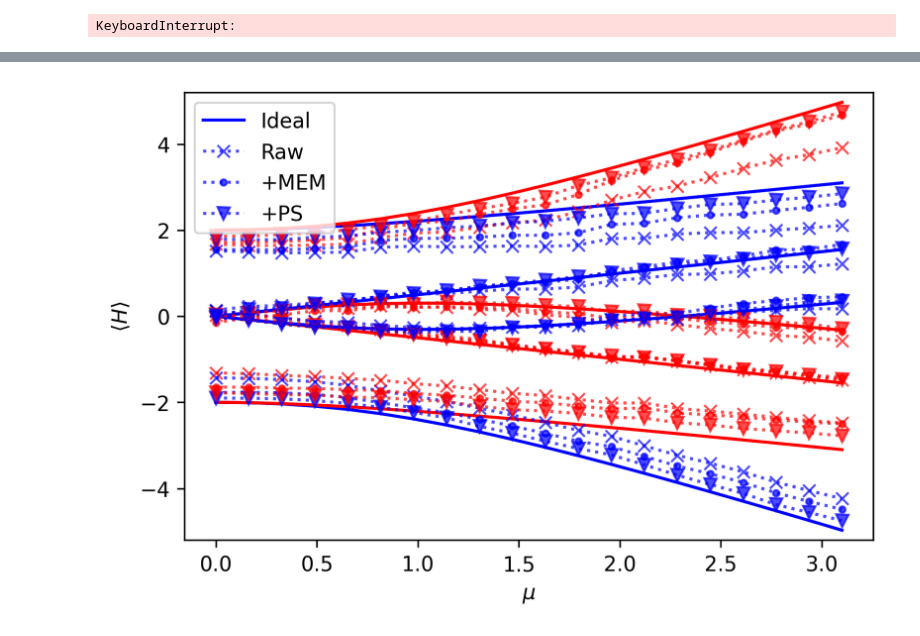
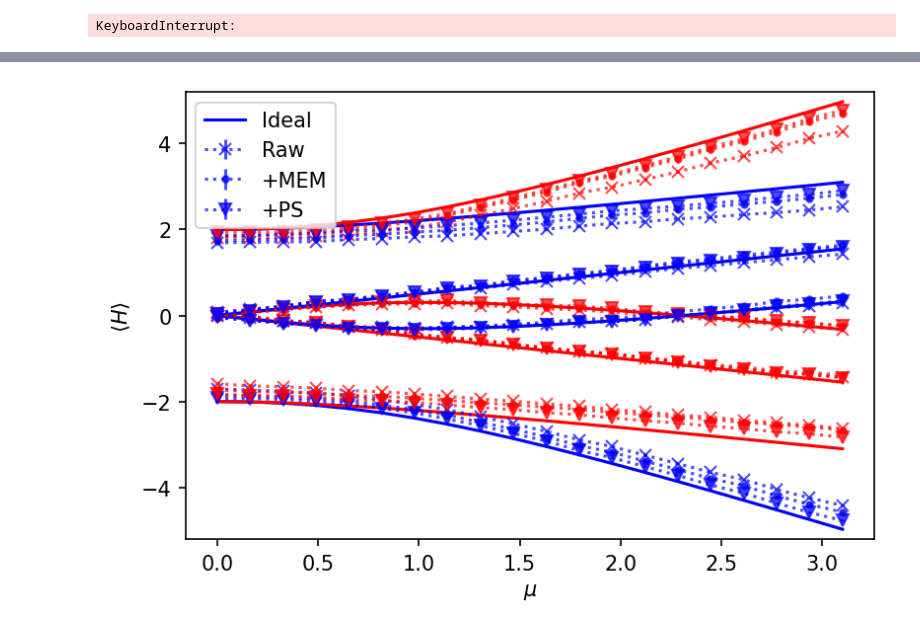
Before and after one commit to qiskit-community/qiskit-research, a Jupyter notebook: docs/mzm_generation/data-collection.ipynb, the cells around one changed output, grey strips where cells are left out. Cells and saved outputs as stored; diff of their text form; code cells hidden in the pictures.

```diff
--- a/docs/mzm_generation/data-collection.ipynb
+++ b/docs/mzm_generation/data-collection.ipynb
@@ -83,9 +86,8 @@ from qiskit_research.mzm_generation import KitaevHamiltonianAnalysis
 # %%
+db_experiment_id = '0c062b9e-42dc-4234-8d98-ad7c4009e42e'
 # db_experiment_id = '9e7e2259-35c1-412c-92ce-eb3daed8ff6a'
-db_experiment_id = 'c09ecdc3-1ddf-43a4-9ad5-77332e6618e1'
+# db_experiment_id = 'c09ecdc3-1ddf-43a4-9ad5-77332e6618e1'
 
-IBMQ.load_account()
-provider = IBMQ.get_provider(hub='ibm-q-internal', group='deployed', project='default')
 data = ExperimentData.load(db_experiment_id, provider.service('experiment'))
 # %%
 qubits = data.metadata["qubits"]
@@ -153,21 +134,22 @@ energy_error_ps /= 2 ** n_modes
 # %%
+dpi = 150
+
 # plot energy, raw data only
-fig, ax = plt.subplots(dpi=300)
+fig, ax = plt.subplots(dpi=150)
 for occupied_orbitals, series in energy_exact.items():
     label = "Ideal" if not occupied_orbitals else None
     color = "red" if len(occupied_orbitals) % 2 else "blue"
     ax.plot(
         chemical_potential_values, series, label=label, color=color
     )
-for occupied_orbitals, series in energy_parity_basis_raw.items():
+for occupied_orbitals, series in energy_raw.items():
     label = "Raw" if not occupied_orbitals else None
     color = "red" if len(occupied_orbitals) % 2 else "blue"
-    #energies, stddevs = zip(*series)
+    energies, stddevs = zip(*series)
     ax.errorbar(
         chemical_potential_values,
-        series,
-        #energies,
-        #yerr=2 * np.array(stddevs),
+        energies,
+        yerr=2 * np.array(stddevs),
         fmt="x:",
         label=label,
         color=color,
@@ -185,62 +167,59 @@ plt.show()
 # %%
 # plot energy, raw data plus error mitigation
-fig, ax = plt.subplots(dpi=300)
+fig, ax = plt.subplots(dpi=dpi)
 for occupied_orbitals, series in energy_exact.items():
     label = "Ideal" if not occupied_orbitals else None
     color = "red" if len(occupied_orbitals) % 2 else "blue"
     ax.plot(
         chemical_potential_values, series, label=label, color=color
     )
-for occupied_orbitals, series in energy_parity_basis_raw.items():
+for occupied_orbitals, series in energy_raw.items():
     label = "Raw" if not occupied_orbitals else None
     color = "red" if len(occupied_orbitals) % 2 else "blue"
-    #energies, stddevs = zip(*series)
+    energies, stddevs = zip(*series)
     ax.errorbar(
         chemical_potential_values,
-        series,
-        #energies,
-        #yerr=2 * np.array(stddevs),
+        energies,
+        yerr=2 * np.array(stddevs),
         fmt="x:",
         label=label,
         color=color,
         alpha=0.7,
     )
-for occupied_orbitals, series in energy_parity_basis_mem.items():
+for occupied_orbitals, series in energy_mem.items():
     label = "+MEM" if not occupied_orbitals else None
     color = "red" if len(occupied_orbitals) % 2 else "blue"
-    #energies, stddevs = zip(*series)
+    energies, stddevs = zip(*series)
     ax.errorbar(
         chemical_potential_values,
-        series,
-        #energies,
-        #yerr=2 * np.array(stddevs),
+        energies,
+        yerr=2 * np.array(stddevs),
         fmt=".:",
         label=label,
         color=color,
         alpha=0.7,
     )
 for occupied_orbitals, series in energy_ps.items():
     label = "+PS" if not occupied_orbitals else None
     color = "red" if len(occupied_orbitals) % 2 else "blue"
-    #energies, stddevs = zip(*series)
+    energies, stddevs = zip(*series)
     ax.errorbar(
         chemical_potential_values,
-        series,
-        #energies,
-        #yerr=2 * np.array(stddevs),
+        energies,
+        yerr=2 * np.array(stddevs),
         fmt="v:",
         label=label,
         color=color,
         alpha=0.7,
     )
 ax.set_xlabel(r"$\mu$")
 ax.set_ylabel(r"$\langle H \rangle$")
 ax.set_ylim(-5.2, 5.2)
 ax.legend()
 
 data.add_figures(fig, 'energy_mit', overwrite=True)
 plt.show()
 # %% [output]
-[figure, old version]
+[figure, new version]
 # %%
 # plot average error in energy
```
Also changed, not shown: parts of 14 cells of this notebook, 2 other files.
